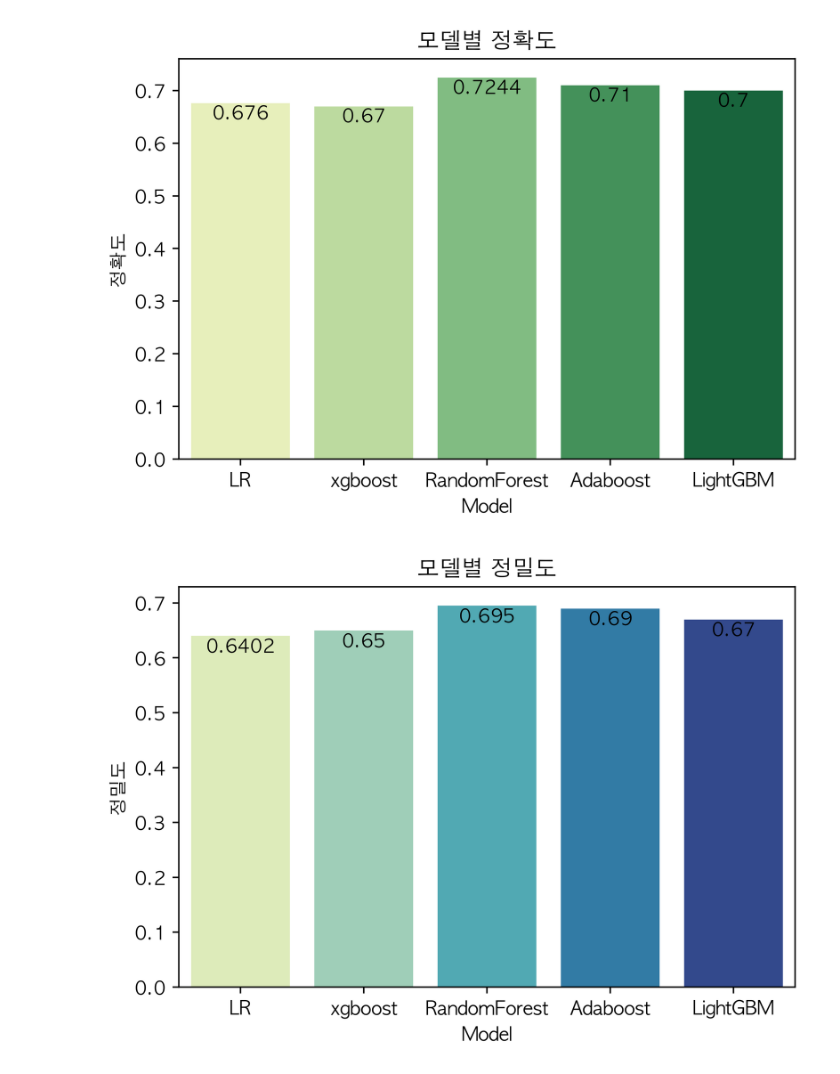
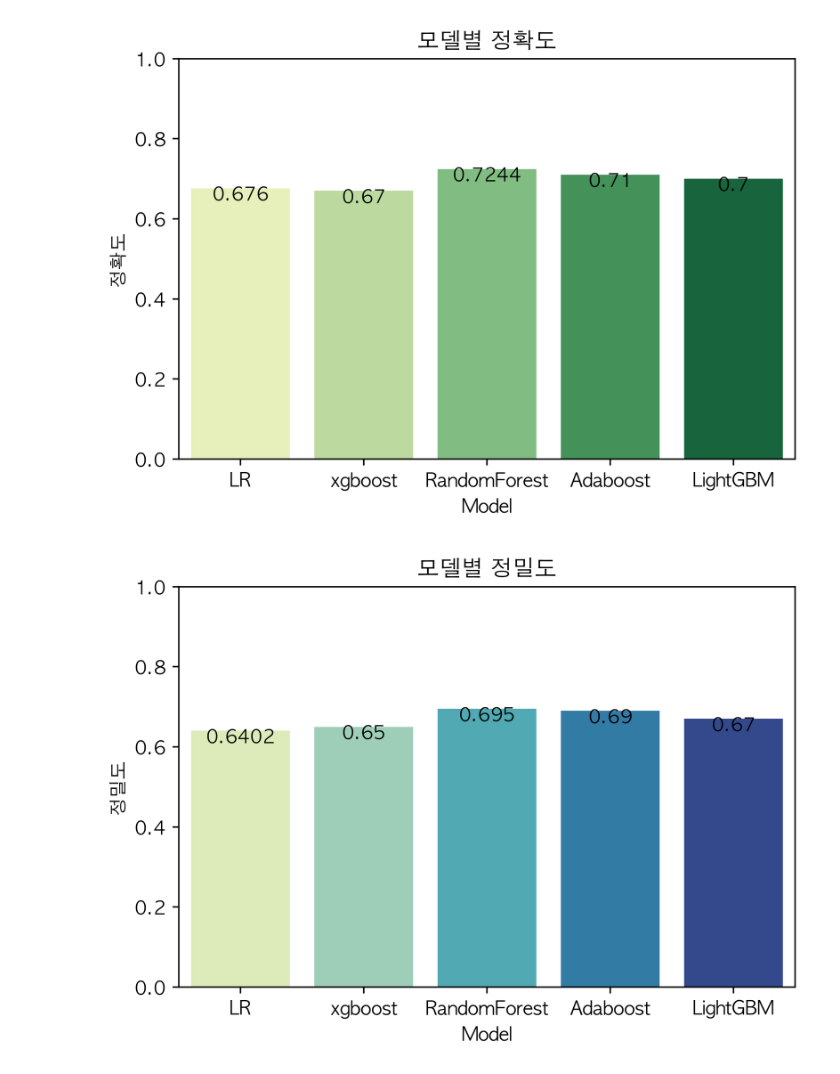
Before and after one commit to kms2698/diabetes-analysys_topgap, a Jupyter notebook: 모델별 값.ipynb, the cells around one changed output. Saved outputs shown, nothing was run; the diff lists cells and outputs as text; code cells hidden in the pictures.

```diff
--- a/모델별 값.ipynb
+++ b/모델별 값.ipynb
@@ -31,21 +46,23 @@ df.describe()
 # %%
 ax = sns.barplot(x=df['Model'], y=df['정확도'],palette="YlGn")
 plt.title('모델별 정확도')
+ax.set(ylim=(0,1))
 for p in ax.patches:
     height = p.get_height()
     ax.text(p.get_x()+p.get_width()/2., height - 0.03, height, ha="center")
 plt.show(ax)
 # %% [output]
-[figure, old version]
+[figure, new version]
 # %%
 ax = sns.barplot(x=df['Model'], y=df['정밀도'],palette="YlGnBu")
 plt.title('모델별 정밀도')
+ax.set(ylim=(0,1))
 for p in ax.patches:
     height = p.get_height()
     ax.text(p.get_x()+p.get_width()/2., height - 0.03, height, ha="center")
 plt.show(ax)
 # %% [output]
-[figure, old version]
+[figure, new version]
 # %%
 ax = sns.barplot(x=df['Model'], y=df['재현율'],palette="PuRd")
 plt.title('모델별 재현율')
```
Also changed, not shown: parts of 7 cells of this notebook.
